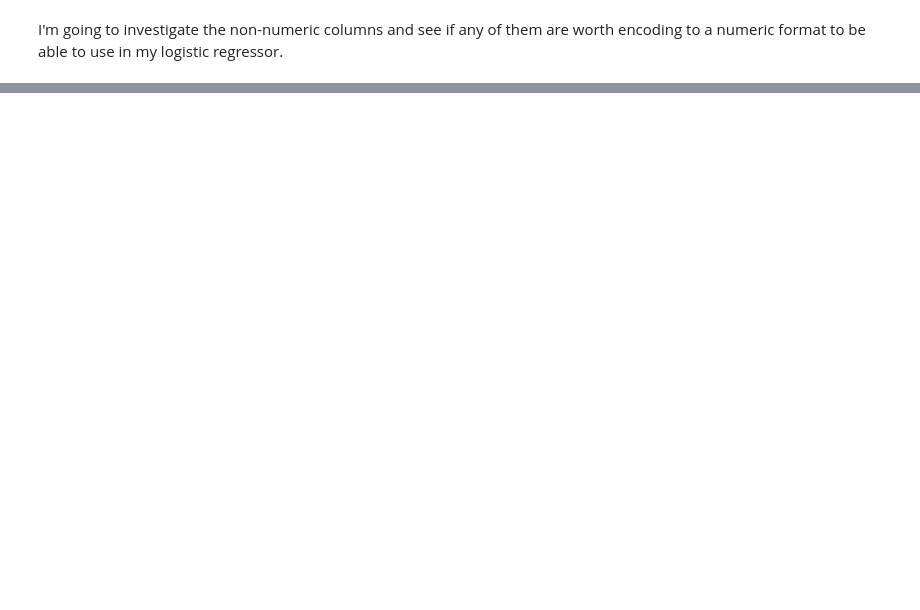
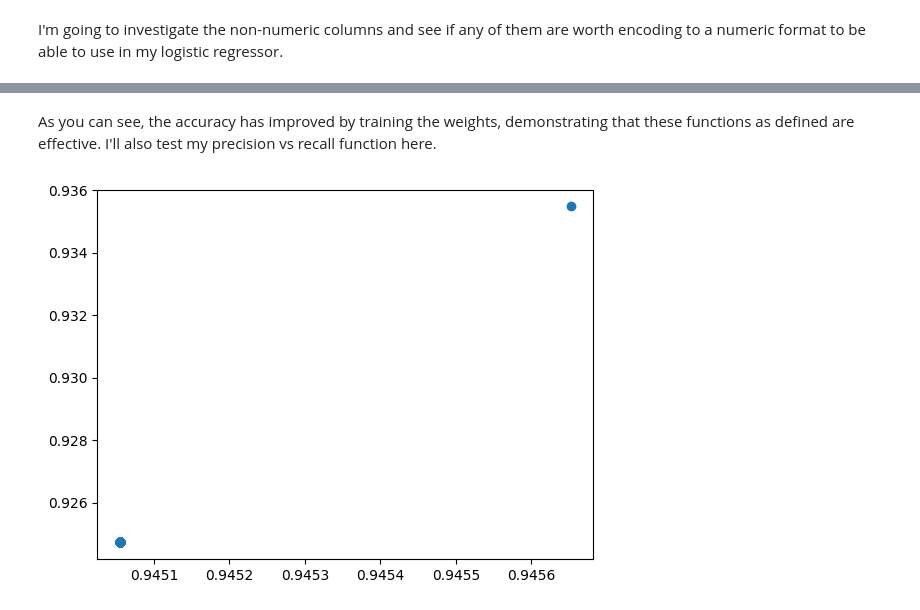
Before and after one commit to Dolphcode/cs-370-repo, a Jupyter notebook: assignments/assignment-1/part-B.ipynb, the cells around one changed output, grey strips where cells are left out. Cells and saved outputs as stored; diff of their text form; code cells hidden in the pictures; blank space fills up the shorter version.

```diff
--- a/assignments/assignment-1/part-B.ipynb
+++ b/assignments/assignment-1/part-B.ipynb
@@ -367,0 +293,17 @@ KeyboardInterrupt:
+# %%
+def sgd(w, M_b, y, epochs, learn_rate, batch_size, print_rate=-1):
+    for epoch in range(epochs):
+        for i in range(0, M_b.shape[0], batch_size):
+            # Select a mini-batch of 'batch_size'
+            batch_indices = np.random.choice(M_b.shape[0], batch_size, replace=False)
+            xi = M_b[batch_indices]
+            yi = y[batch_indices]
+
+            g = logistic_gradient(w, xi, yi)
+
+            w = w - learn_rate * g
+
+        if print_rate > 0 and epoch % print_rate == 0:
+            print("Epoch", epoch, "completed")
+
+    return w
@@ -367,0 +376,12 @@ KeyboardInterrupt:
+# %%
+# Load and preprocess data
+data, target = load_breast_cancer(return_X_y=True, as_frame=True)
+X_train, X_test, y_train, y_test = data_to_tensors(data, target)
+
+# Create and test performance before training
+w = torch.zeros((X_train.shape[1], 1), dtype=torch.float32)
+tp, fp, fn, tn = comp_conf_matrix(w, X_test, y_test, 0.5)
+print(tp, fp, fn, tn)
+
+# Print metrics
+print("Accuracy:", (tp + tn) / (tp + fp + tn + fn))
@@ -367,0 +394,8 @@ KeyboardInterrupt:
+# %%
+# Train
+w = sgd(w, X_train, y_train, 10000, 1e-3, 50, print_rate=1000)
+
+# Predict
+tp, fp, fn, tn = comp_conf_matrix(w, X_test, y_test, 0.5)
+print(tp, fp, fn, tn)
+print("Accuracy:", (tp + tn) / (tp + fp + tn + fn))
@@ -367,0 +415,9 @@ KeyboardInterrupt:
+# %% [markdown]
+As you can see, the accuracy has improved by training the weights, demonstrating that these functions as defined are effective. I'll also test my precision vs recall function here.
+# %%
+precision, recall = gen_prec_recall(w, X_test, y_test, 100)
+# %%
+plt.scatter(precision, recall)
+plt.show()
+# %% [output]
+[figure, added]
```
Also changed, not shown: parts of 76 cells of this notebook, 2 other files.
